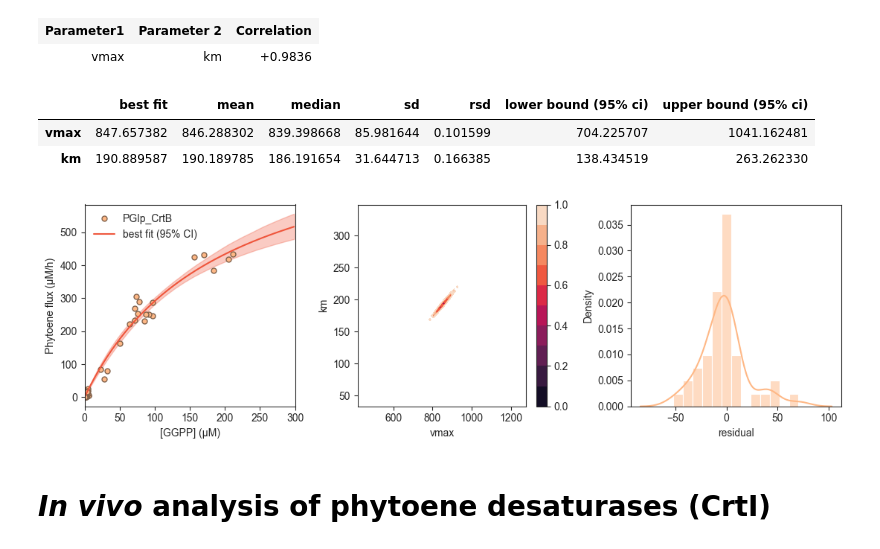
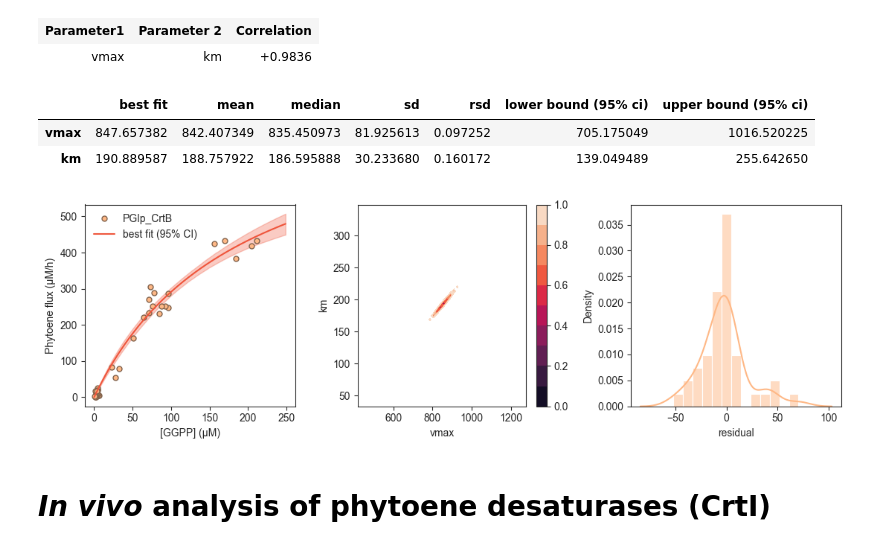
Before and after one commit to MetaSys-LISBP/in_vivo_enzymatic_parameters, a Jupyter notebook: enzinvivo.ipynb, the cells around one changed output. Drawn from its saved outputs; the diff is of its cells as text; code cells hidden in the pictures.

```diff
--- a/enzinvivo.ipynb
+++ b/enzinvivo.ipynb
@@ -77,7 +75,7 @@ def fit_data(x, y):
 
     return out, mini
 
-def monte_carlo(x, y, n_iter=100, xlim=[]):
+def monte_carlo(x, y, n_iter=100, xlim=[0]):
     """Sensitivity analysis to determine the precision on the
     estimated michaelien parameters.
 
@@ -134,7 +132,7 @@ def monte_carlo(x, y, n_iter=100, xlim=[]):
 
     return ci_sim, ci_par
 
-def plot_results(x, y, mini, out, results_mc, save=None, plot=dict(), plot_exp=dict(), plot_sim=dict(), plot_resid=dict(), xlab="", ylab="", leglab="", xlim=[]):
+def plot_results(x, y, mini, out, results_mc, save=None, plot=dict(), plot_exp=dict(), plot_sim=dict(), plot_resid=dict(), xlab="", ylab="", leglab="", xlim=[0]):
     """Plot results.
 
     Args:
@@ -165,8 +163,6 @@ def plot_results(x, y, mini, out, results_mc, save=None, plot=dict(), plot_exp=d
         axes[0].plot(x, y, 'o', markersize=5, label=leglab, **plot_exp)
     axes[0].plot(x_sim, y_sim, label='best fit (95% CI)', **plot_sim)
     axes[0].tick_params(bottom=True, left=True)
-    if xlim is not None:
-        axes[0].set_xlim(xlim)
     if xlab == "":
         axes[0].set_xlabel('concentration')
     else:
@@ -220,7 +216,7 @@ CrtB_pg1p_phytoene_flux = np.float_([3.764611969, 4.343783041, 4.428820064, 84.0
 results, mini = fit_data(CrtB_pg1p_GGPP, CrtB_pg1p_phytoene_flux)
 
 # calculate confidence intervals on the fit
-ci_sim, ci_par = monte_carlo(CrtB_pg1p_GGPP, CrtB_pg1p_phytoene_flux, n_iter=1000, xlim=[0,300])
+ci_sim, ci_par = monte_carlo(CrtB_pg1p_GGPP, CrtB_pg1p_phytoene_flux, n_iter=1000, xlim=[0,250])
 # %% [markdown]
 Show results.
 # %%
@@ -247,18 +243,18 @@ Correlations (unreported values are < 0.100)
 ci_par
 # %% [output]
 |  | best fit | mean | median | sd | rsd | lower bound (95% ci) | upper bound (95% ci) |
-| vmax | 847.657382 | 846.288302 | 839.398668 | 85.981644 | 0.101599 | 704.225707 | 1041.162481 |
-| km | 190.889587 | 190.189785 | 186.191654 | 31.644713 | 0.166385 | 138.434519 | 263.262330 |
+| vmax | 847.657382 | 842.407349 | 835.450973 | 81.925613 | 0.097252 | 705.175049 | 1016.520225 |
+| km | 190.889587 | 188.757922 | 186.595888 | 30.233680 | 0.160172 | 139.049489 | 255.642650 |
 # %%
 plot_results(CrtB_pg1p_GGPP, CrtB_pg1p_phytoene_flux, mini, results, ci_sim,
              save=["./figures/CrtB_pg1p.svg", "./figures/CrtB_pg1p.png", "./figures/CrtB_pg1p.pdf"],
              plot=dict(figsize=(11, 3.5)),
              plot_exp=dict(markerfacecolor="#FEB886", markeredgewidth=1, markeredgecolor="#81624C"),
              plot_sim=dict(color="#EF553B"),
-             plot_resid=dict(kde=True, stat="density", color="#FEB886", kde_kws=dict(cut=3)), xlim=[0,300],
+             plot_resid=dict(kde=True, stat="density", color="#FEB886", kde_kws=dict(cut=3)), xlim=[0,250],
              xlab="[GGPP] (µM)", ylab="Phytoene flux (µM/h)", leglab="PGIp_CrtB")
 # %% [output]
-[figure, old version]
+[figure, new version]
 # %% [markdown]
 # *In vivo* analysis of phytoene desaturases (CrtI)
 # %% [markdown]
```
Also changed, not shown: parts of 11 cells of this notebook, 12 other files.
